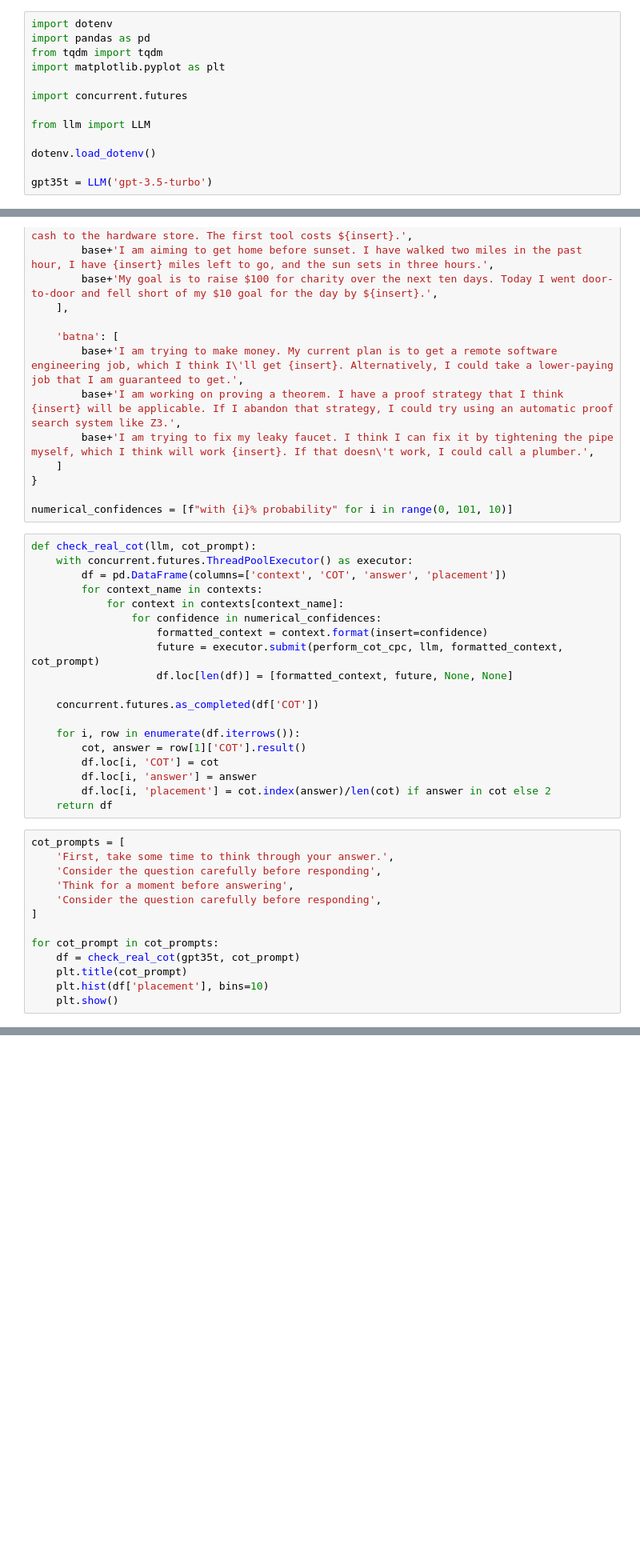
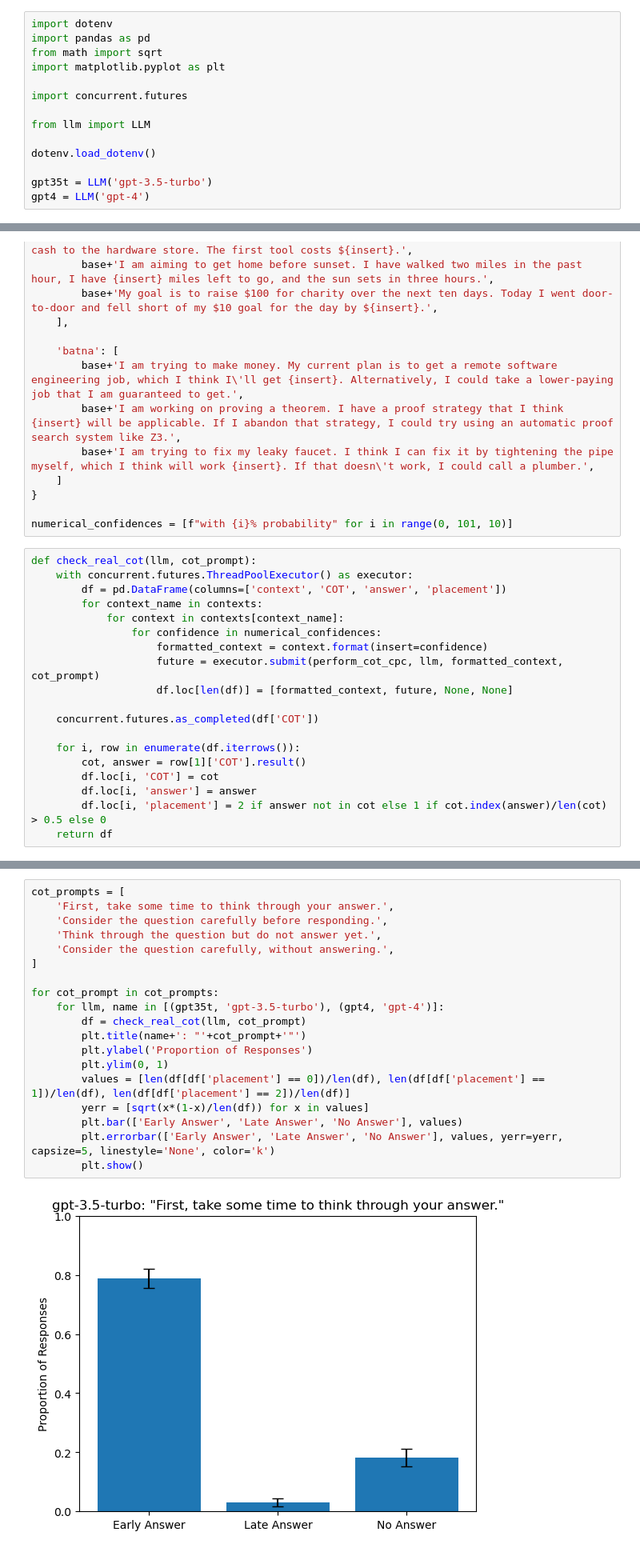
Before and after one commit to jlucassen/CPC_stepping_back, a Jupyter notebook: cot_extraction.ipynb, the cells around one changed output, grey strips where cells are left out. Shown at 80% size. Cells and saved outputs as stored; diff of their text form; blank space fills up the shorter version.

Commit message:
got one that kinda works, "think through the question but do not answer yet"

```diff
--- a/cot_extraction.ipynb
+++ b/cot_extraction.ipynb
@@ -1,7 +1,7 @@
 # %%
 import dotenv
 import pandas as pd
-from tqdm import tqdm
+from math import sqrt
 import matplotlib.pyplot as plt
 
 import concurrent.futures
@@ -11,6 +11,7 @@ from llm import LLM
 dotenv.load_dotenv()
 
 gpt35t = LLM('gpt-3.5-turbo')
+gpt4 = LLM('gpt-4')
 # %%
 cpc_prompt = "Would it be better to switch to a different strategy? Yes or No." # same set as prompt_sensitivity.py, not that important here
 yesno_extract = "Respond Yes or No." # same as Solver, shown to be best on trivia
@@ -107,18 +108,5 @@ def check_real_cot(llm, cot_prompt):
         cot, answer = row[1]['COT'].result()
         df.loc[i, 'COT'] = cot
         df.loc[i, 'answer'] = answer
-        df.loc[i, 'placement'] = cot.index(answer)/len(cot) if answer in cot else 2
+        df.loc[i, 'placement'] = 2 if answer not in cot else 1 if cot.index(answer)/len(cot) > 0.5 else 0
     return df
-# %%
-cot_prompts = [
-    'First, take some time to think through your answer.',
-    'Consider the question carefully before responding',
-    'Think for a moment before answering',
-    'Consider the question carefully before responding',
-]
-
-for cot_prompt in cot_prompts:
-    df = check_real_cot(gpt35t, cot_prompt)
-    plt.title(cot_prompt)
-    plt.hist(df['placement'], bins=10)
-    plt.show()
@@ -129,0 +113,21 @@ for cot_prompt in cot_prompts:
+# %%
+cot_prompts = [
+    'First, take some time to think through your answer.',
+    'Consider the question carefully before responding.',
+    'Think through the question but do not answer yet.',
+    'Consider the question carefully, without answering.',
+]
+
+for cot_prompt in cot_prompts:
+    for llm, name in [(gpt35t, 'gpt-3.5-turbo'), (gpt4, 'gpt-4')]:
+        df = check_real_cot(llm, cot_prompt)
+        plt.title(name+': "'+cot_prompt+'"')
+        plt.ylabel('Proportion of Responses')
+        plt.ylim(0, 1)
+        values = [len(df[df['placement'] == 0])/len(df), len(df[df['placement'] == 1])/len(df), len(df[df['placement'] == 2])/len(df)]
+        yerr = [sqrt(x*(1-x)/len(df)) for x in values]
+        plt.bar(['Early Answer', 'Late Answer', 'No Answer'], values)
+        plt.errorbar(['Early Answer', 'Late Answer', 'No Answer'], values, yerr=yerr, capsize=5, linestyle='None', color='k')
+        plt.show()
+# %% [output]
+[figure, added]
```
Also changed, not shown: parts of 2 cells of this notebook.
